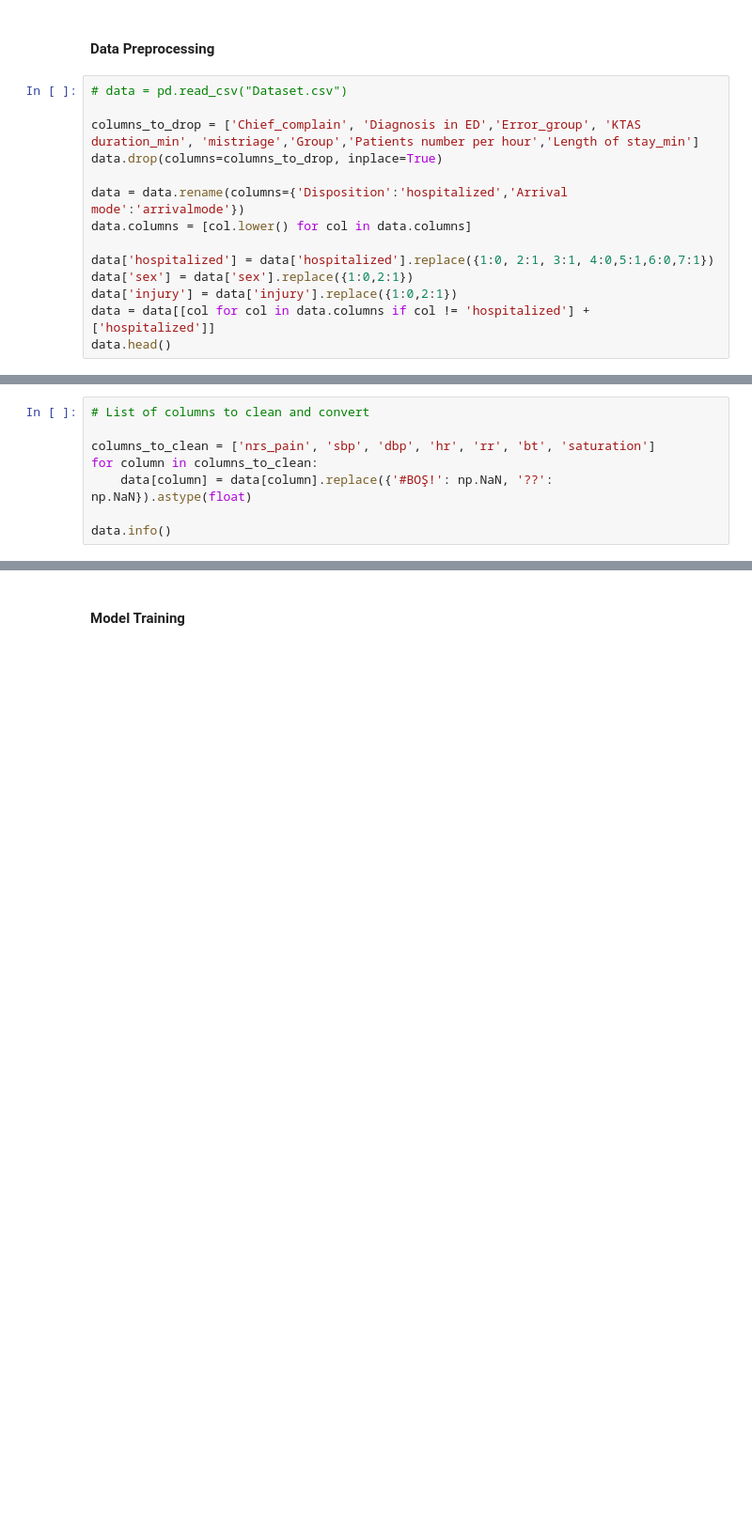
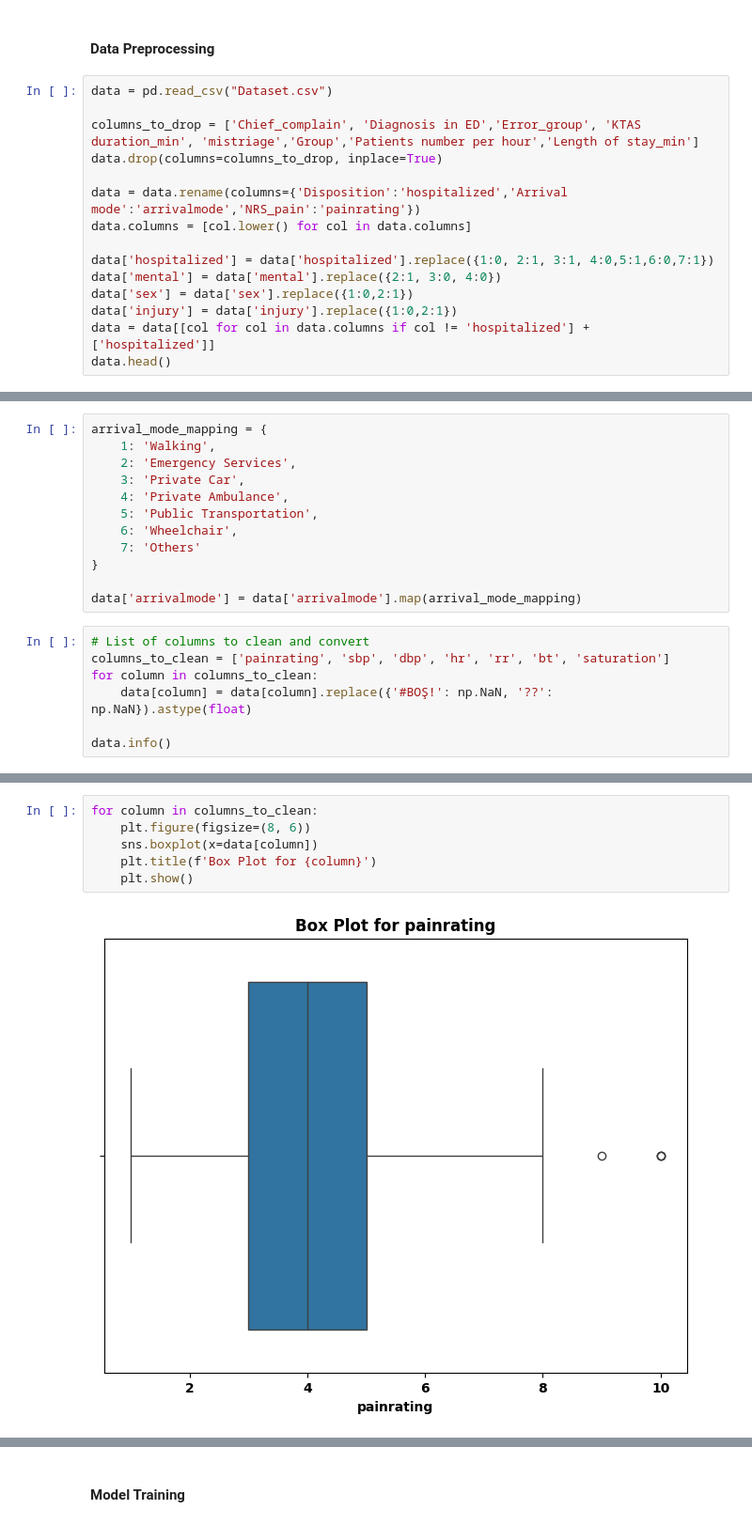
Before and after one commit to sanathhiremath/hospitalization-prediction, a Jupyter notebook: HospitalizationPrediction.ipynb, the cells around one changed output, grey strips where cells are left out. Shown at 94% size. Drawn from its saved outputs; the diff is of its cells as text; blank space fills up the shorter version.

```diff
--- a/HospitalizationPrediction.ipynb
+++ b/HospitalizationPrediction.ipynb
@@ -56,15 +54,16 @@ ConversionError: Failed to convert value(s) to axis units: array(['right ocular
 # %% [markdown]
 #### Data Preprocessing
 # %%
-# data = pd.read_csv("Dataset.csv")
+data = pd.read_csv("Dataset.csv")
 
 columns_to_drop = ['Chief_complain', 'Diagnosis in ED','Error_group', 'KTAS duration_min', 'mistriage','Group','Patients number per hour','Length of stay_min']
 data.drop(columns=columns_to_drop, inplace=True)
 
-data = data.rename(columns={'Disposition':'hospitalized','Arrival mode':'arrivalmode'})
+data = data.rename(columns={'Disposition':'hospitalized','Arrival mode':'arrivalmode','NRS_pain':'painrating'})
 data.columns = [col.lower() for col in data.columns]
 
 data['hospitalized'] = data['hospitalized'].replace({1:0, 2:1, 3:1, 4:0,5:1,6:0,7:1})
+data['mental'] = data['mental'].replace({2:1, 3:0, 4:0})
 data['sex'] = data['sex'].replace({1:0,2:1})
 data['injury'] = data['injury'].replace({1:0,2:1})
 data = data[[col for col in data.columns if col != 'hospitalized'] + ['hospitalized']]
@@ -79,7 +78,18 @@ data.head()
+# %%
+arrival_mode_mapping = {
+    1: 'Walking',
+    2: 'Emergency Services',
+    3: 'Private Car',
+    4: 'Private Ambulance',
+    5: 'Public Transportation',
+    6: 'Wheelchair',
+    7: 'Others'
+}
+
+data['arrivalmode'] = data['arrivalmode'].map(arrival_mode_mapping)
 # %%
 # List of columns to clean and convert
-
-columns_to_clean = ['nrs_pain', 'sbp', 'dbp', 'hr', 'rr', 'bt', 'saturation']
+columns_to_clean = ['painrating', 'sbp', 'dbp', 'hr', 'rr', 'bt', 'saturation']
 for column in columns_to_clean:
     data[column] = data[column].replace({'#BOŞ!': np.NaN, '??': np.NaN}).astype(float)
 
@@ -86,0 +115,8 @@ data.info()
+# %%
+for column in columns_to_clean:
+    plt.figure(figsize=(8, 6))
+    sns.boxplot(x=data[column])
+    plt.title(f'Box Plot for {column}')
+    plt.show()
+# %% [output]
+[figure, added]
```
Also changed, not shown: parts of 65 cells of this notebook, 8 other files.
